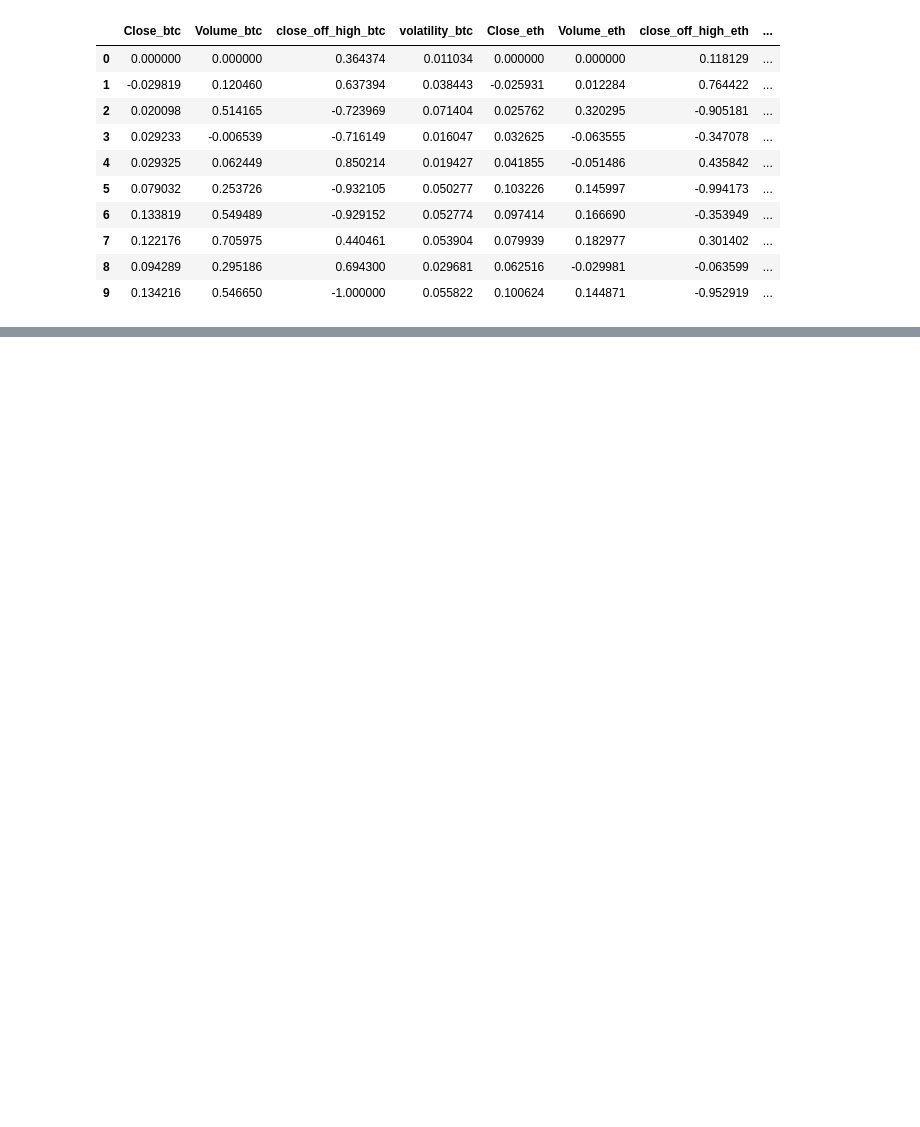
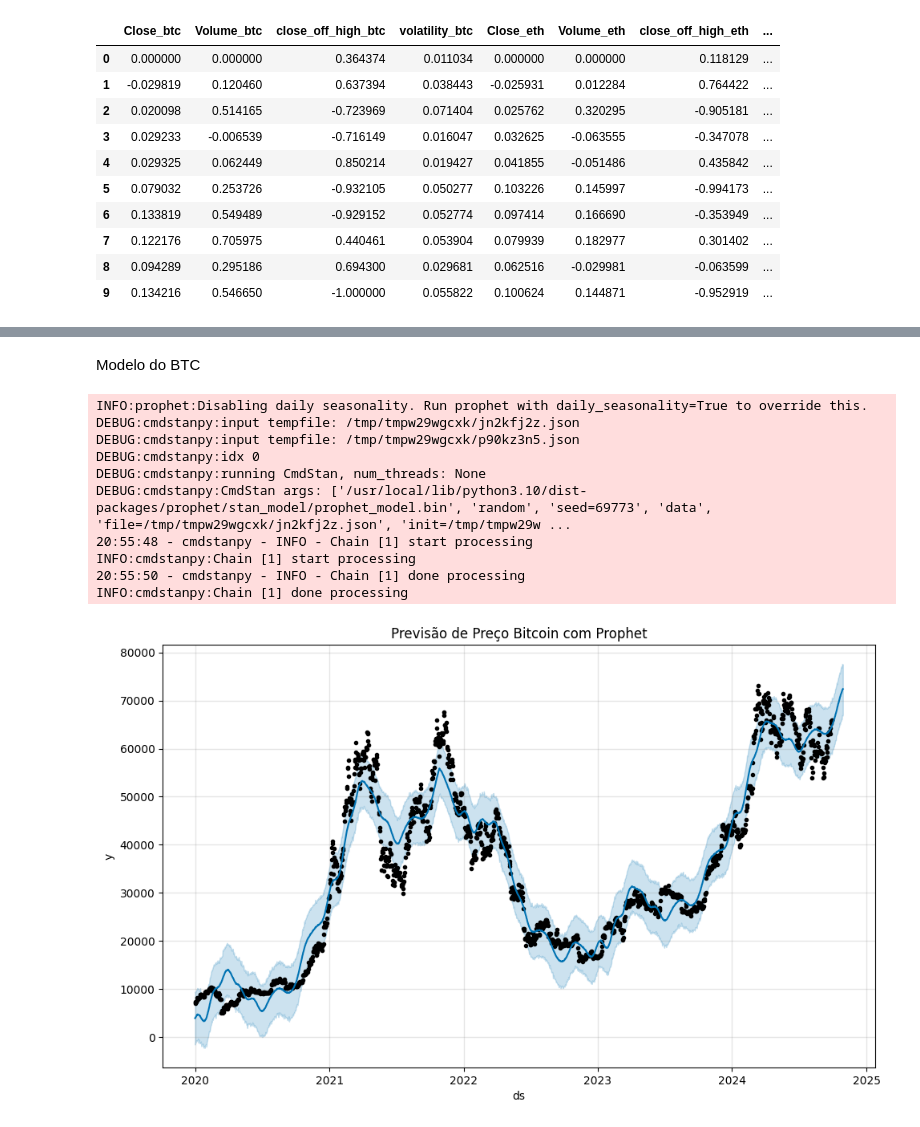
Before and after one commit to lidiamariano/Tomada-de-decis-es-para-investimento-em-cripto-ativos, a Jupyter notebook: src/notebook/predicting-crypto.ipynb, the cells around one changed output, grey strips where cells are left out. Saved outputs shown, nothing was run; the diff lists cells and outputs as text; code cells hidden in the pictures; blank space fills up the shorter version.

```diff
--- a/src/notebook/predicting-crypto.ipynb
+++ b/src/notebook/predicting-crypto.ipynb
@@ -650,0 +666,31 @@ plt.show()
+# %%
+# Preparando o dataset para o Prophet
+btc_prophet_df = btc_series.reset_index().rename(columns={'Date': 'ds', 'Close_btc': 'y'})
+eth_prophet_df = eth_series.reset_index().rename(columns={'Date': 'ds', 'Close_eth': 'y'})
+# %% [markdown]
+Modelo do BTC
+# %%
+# Criando e treinando o modelo Prophet para Bitcoin
+btc_prophet_model = Prophet()
+btc_prophet_model.fit(btc_prophet_df)
+
+# Realizando previsões para os próximos 30 dias
+future_btc = btc_prophet_model.make_future_dataframe(periods=30)
+forecast_btc = btc_prophet_model.predict(future_btc)
+
+# Plotando as previsões
+btc_prophet_model.plot(forecast_btc)
+plt.title('Previsão de Preço Bitcoin com Prophet')
+plt.show()
+# %% [output]
+INFO:prophet:Disabling daily seasonality. Run prophet with daily_seasonality=True to override this.
+DEBUG:cmdstanpy:input tempfile: /tmp/tmpw29wgcxk/jn2kfj2z.json
+DEBUG:cmdstanpy:input tempfile: /tmp/tmpw29wgcxk/p90kz3n5.json
+DEBUG:cmdstanpy:idx 0
+DEBUG:cmdstanpy:running CmdStan, num_threads: None
+DEBUG:cmdstanpy:CmdStan args: ['/usr/local/lib/python3.10/dist-packages/prophet/stan_model/prophet_model.bin', 'random', 'seed=69773', 'data', 'file=/tmp/tmpw29wgcxk/jn2kfj2z.json', 'init=/tmp/tmpw29w ...
+20:55:48 - cmdstanpy - INFO - Chain [1] start processing
+INFO:cmdstanpy:Chain [1] start processing
+20:55:50 - cmdstanpy - INFO - Chain [1] done processing
+INFO:cmdstanpy:Chain [1] done processing
+[figure, added]
```
Also changed, not shown: parts of 40 cells of this notebook.
